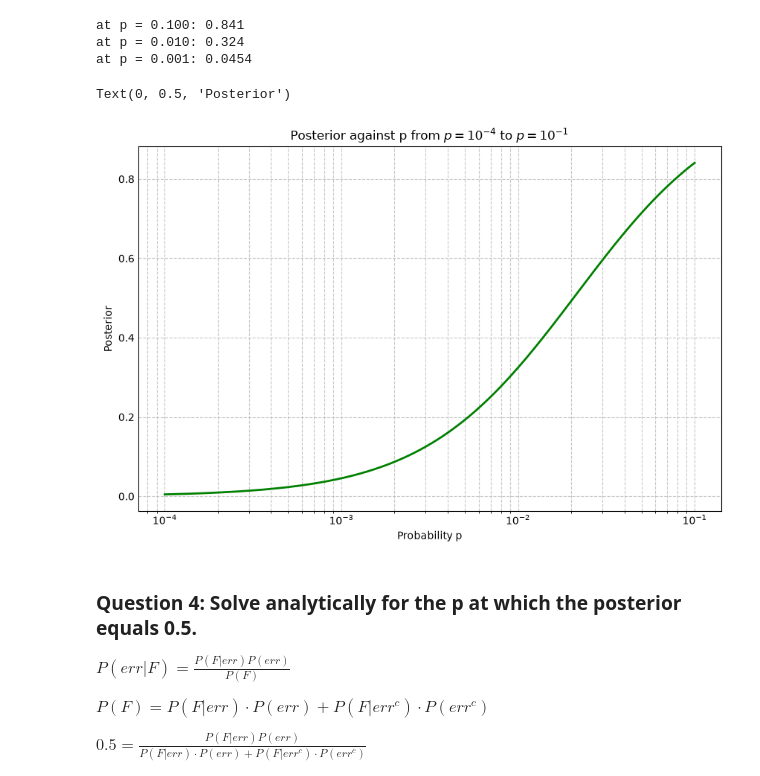
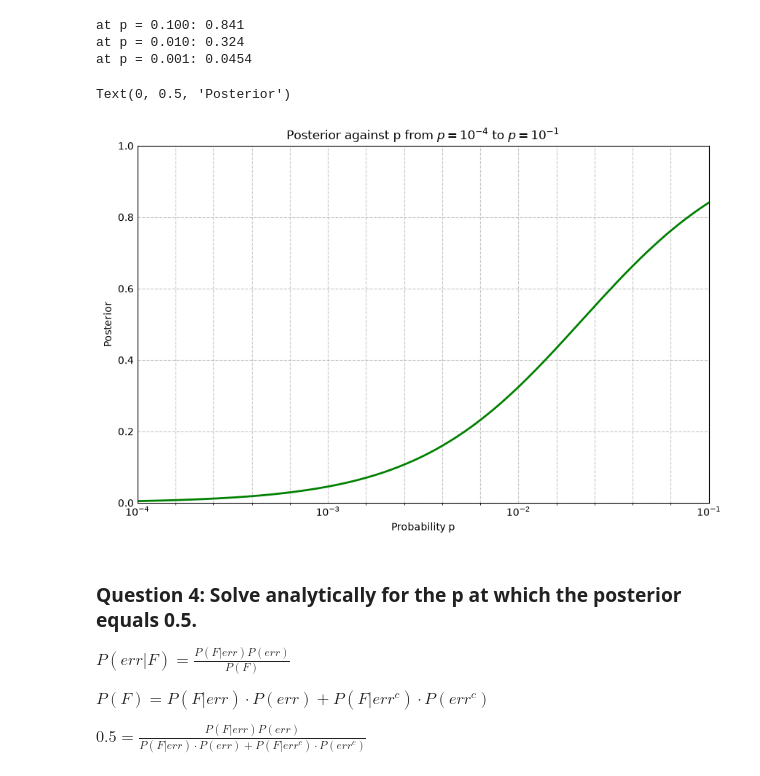
Before and after one commit to mariec-j/ECE3715-Stats-Repo, a Jupyter notebook: Mini-Project-1/mp1.ipynb, the cells around one changed output. Cells and saved outputs as stored; diff of their text form; code cells hidden in the pictures.

```diff
--- a/Mini-Project-1/mp1.ipynb
+++ b/Mini-Project-1/mp1.ipynb
@@ -258,19 +262,23 @@ at p = 0.001: 0.0454
 # %%
 # Question 3: Plot the posterior against p for p from 10^-4 to 10^-1, log spaced, 200 points.
 
 x = np.logspace(-4, -1, 200, True, 10)
 y = posterior(prob_F_err, prob_F_errc, x)
 
 plt.figure(figsize = (8, 5))
 plt.plot(x, y, label = (r'Posterior against p'), color = 'green', linewidth = 2)
+plt.xlim(1e-4, 1e-1)
+plt.ylim(0, 1)
 plt.xscale('log')
+plt.gca().xaxis.set_minor_locator(mp.ticker.FixedLocator(np.logspace(-4, -1, 16)))
+plt.gca().xaxis.set_minor_formatter(mp.ticker.NullFormatter())
 plt.grid(True, which = 'both', linestyle = '--', alpha = 0.7)
 plt.title(r'Posterior against p from $p=10^{-4}$ to $p=10^{-1}$')
 plt.xlabel('Probability p')
 plt.ylabel('Posterior')
 # %% [output]
 Text(0, 0.5, 'Posterior')
-[figure, old version]
+[figure, new version]
 # %% [markdown]
 ### Question 4: Solve analytically for the p at which the posterior equals 0.5.
 
```
Also changed, not shown: parts of 19 cells of this notebook.
